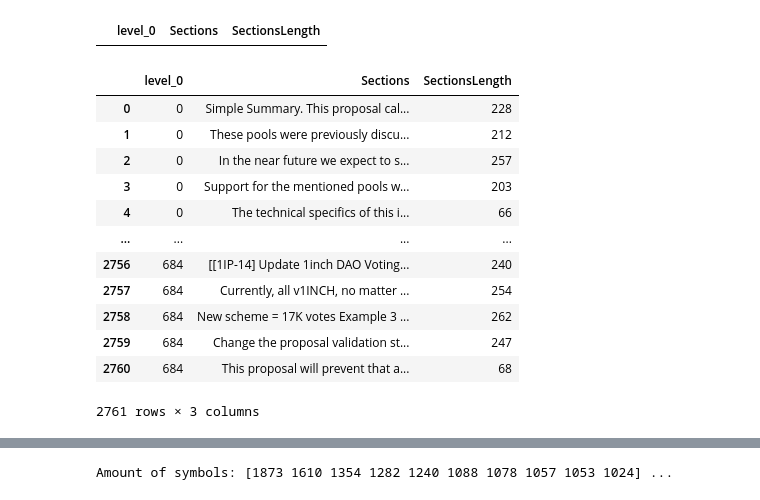
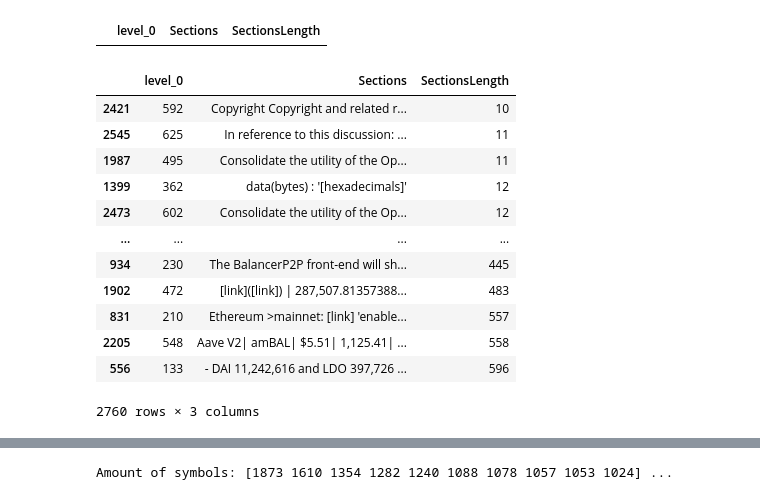
Before and after one commit to gladwel/DIP, a Jupyter notebook: Inference__bart_large_cnn_extractive_ipynb_.ipynb, the cells around one changed output, grey strips where cells are left out. Cells and saved outputs as stored; diff of their text form; code cells hidden in the pictures.

```diff
--- a/Inference__bart_large_cnn_extractive_ipynb_.ipynb
+++ b/Inference__bart_large_cnn_extractive_ipynb_.ipynb
@@ -114,0 +71,6 @@ ChatGPT price usage: 3.8$
+# %%
+import re
+def preprocess_text(text):
+    # Change more than 3 '=' to '==='
+    text = re.sub(r'(=){3,}', '', text)
+    return text.strip()
@@ -115,3 +81,6 @@ ChatGPT price usage: 3.8$
+# %%
+df['seniorDescription'] = df['seniorDescription'].apply(lambda x: preprocess_text(x))
+df['juniorDescription'] = df['juniorDescription'].apply(lambda x: preprocess_text(x))
 # %% [markdown]
 ## Splitting text
 # %%
@@ -147,5 +120,5 @@ def split_text(text, limit, sep=" "):
 # %%
-def split_text(text, limit, sep=" "):
+'''def split_text(text, limit, sep=" "):
   sentences = tokenize.sent_tokenize(text)
   length = 0
   chunk = ""
@@ -174,4 +147,4 @@ def split_text(text, limit, sep=" "):
       chunk += sentence + " "
       length = len(tokenizer.tokenize(sentence))
 
-  return chunks
+  return chunks'''
@@ -216,18 +193,18 @@ display(long_speech_split[long_speech_split['SectionsLength'] > 1024])
 # %% [output]
 |  | level_0 | Sections | SectionsLength |
 # %%
-display(long_speech_split)
+display(long_speech_split.sort_values(by='SectionsLength'))
 # %% [output]
 |  | level_0 | Sections | SectionsLength |
-| 0 | 0 | Simple Summary. This proposal cal... | 228 |
-| 1 | 0 | These pools were previously discu... | 212 |
-| 2 | 0 | In the near future we expect to s... | 257 |
-| 3 | 0 | Support for the mentioned pools w... | 203 |
-| 4 | 0 | The technical specifics of this i... | 66 |
+| 2421 | 592 | Copyright Copyright and related r... | 10 |
+| 2545 | 625 | In reference to this discussion: ... | 11 |
+| 1987 | 495 | Consolidate the utility of the Op... | 11 |
+| 1399 | 362 | data(bytes) : '[hexadecimals]' | 12 |
+| 2473 | 602 | Consolidate the utility of the Op... | 12 |
 | ... | ... | ... | ... |
-| 2756 | 684 | [[1IP-14] Update 1inch DAO Voting... | 240 |
-| 2757 | 684 | Currently, all v1INCH, no matter ... | 254 |
-| 2758 | 684 | New scheme = 17K votes Example 3 ... | 262 |
-| 2759 | 684 | Change the proposal validation st... | 247 |
-| 2760 | 684 | This proposal will prevent that a... | 68 |
+| 934 | 230 | The BalancerP2P front-end will sh... | 445 |
+| 1902 | 472 | [link]([link]) | 287,507.81357388... | 483 |
+| 831 | 210 | Ethereum >mainnet: [link] 'enable... | 557 |
+| 2205 | 548 | Aave V2| amBAL| $5.51| 1,125.41| ... | 558 |
+| 556 | 133 | - DAI 11,242,616 and LDO 397,726 ... | 596 |
-2761 rows × 3 columns
+2760 rows × 3 columns
```
Also changed, not shown: parts of 29 cells of this notebook.
